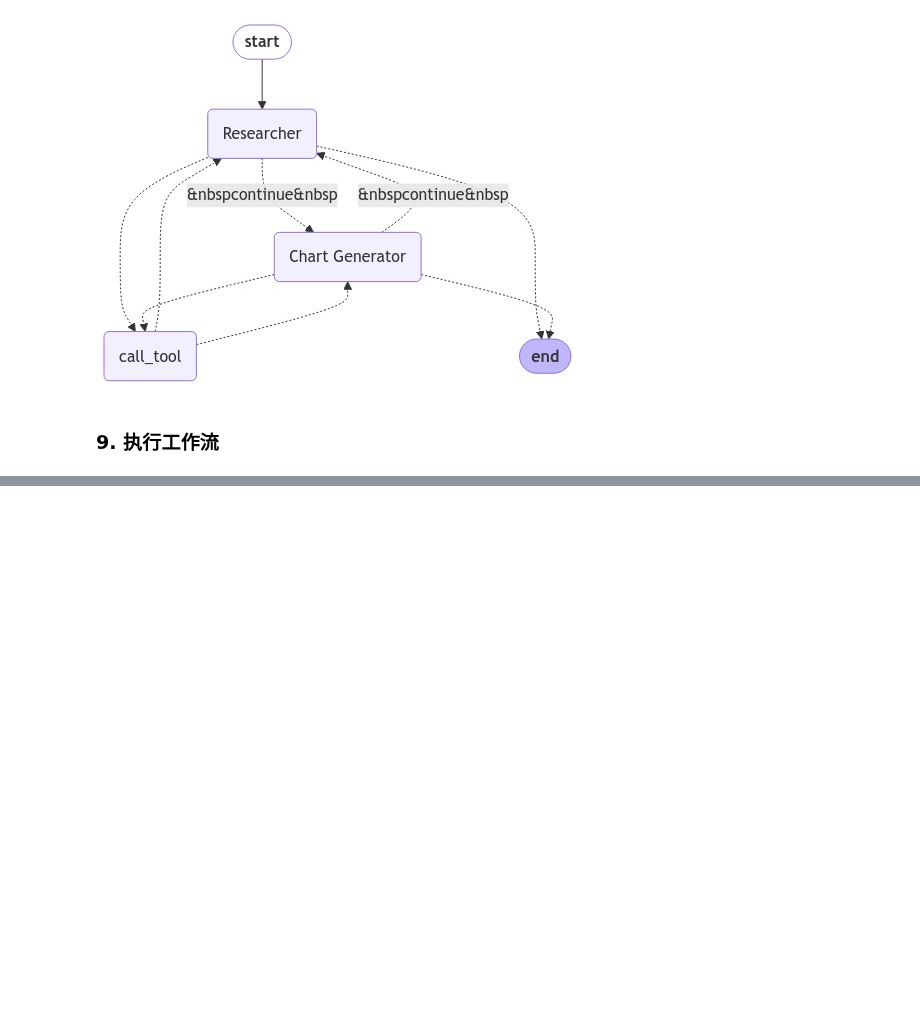
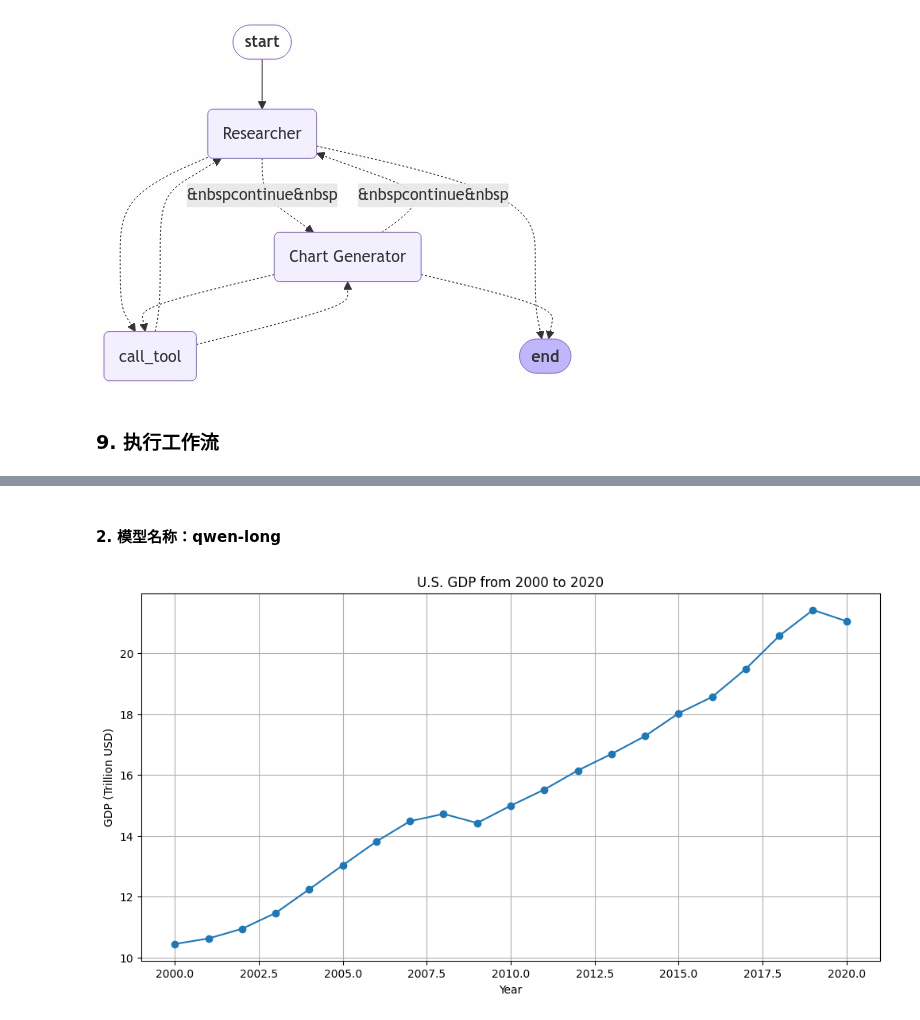
Before and after one commit to AI-student2024/openai-quickstart, a Jupyter notebook: langchain/langgraph/hw01-multi_agents.ipynb, the cells around one changed output, grey strips where cells are left out. Cells and saved outputs as stored; diff of their text form; code cells hidden in the pictures; blank space fills up the shorter version.

```diff
--- a/langchain/langgraph/hw01-multi_agents.ipynb
+++ b/langchain/langgraph/hw01-multi_agents.ipynb
@@ -337,0 +496,18 @@ FINAL ANSWER: ![](https://tavily-output.s3.amazonaws.com/0428/151224_20240428142
+# %% [markdown]
+#### **2. 模型名称：qwen-long**
+# %%
+import matplotlib.pyplot as plt
+
+# Fabricated data for illustration
+years = list(range(2000, 2021))
+gdp_values = [10.44, 10.62, 10.94, 11.46, 12.24, 13.03, 13.81, 14.48, 14.72, 14.42, 14.99, 15.52, 16.15, 16.69, 17.28, 18.03, 18.57, 19.49, 20.58, 21.43, 21.06]
+
+plt.figure(figsize=(12, 6))
+plt.plot(years, gdp_values, marker='o')
+plt.title("U.S. GDP from 2000 to 2020")
+plt.xlabel("Year")
+plt.ylabel("GDP (Trillion USD)")
+plt.grid()
+plt.show()
+# %% [output]
+[figure, added]
```
Also changed, not shown: parts of 19 cells of this notebook, 1 other file.
